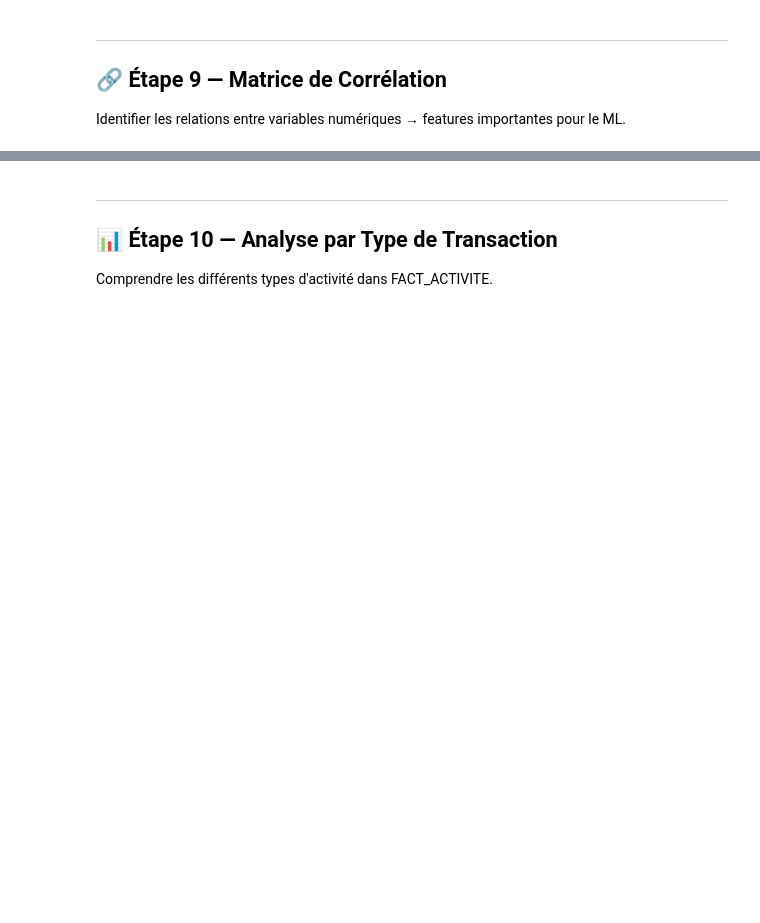
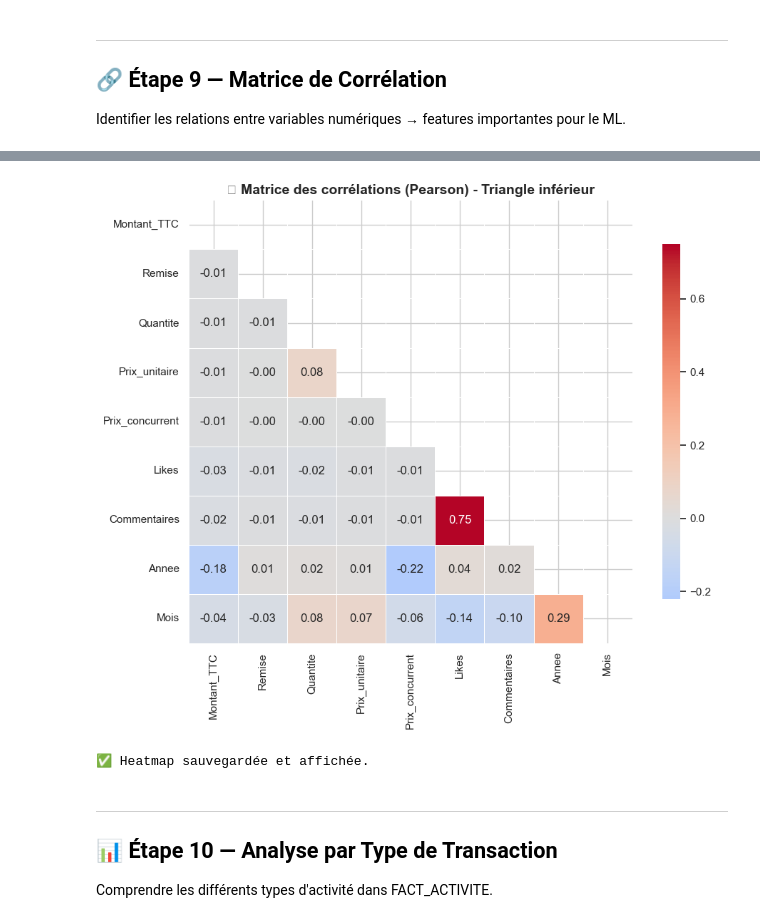
Before and after one commit to khaled424/Esprit-PI-ERPBI6-2025-2026-E_Commerce, a Jupyter notebook: notebooks/02_EDA_Exploration.ipynb, the cells around one changed output, grey strips where cells are left out. Drawn from its saved outputs; the diff is of its cells as text; code cells hidden in the pictures; blank space fills up the shorter version.

Commit message:
Add required data and models

```diff
--- a/notebooks/02_EDA_Exploration.ipynb
+++ b/notebooks/02_EDA_Exploration.ipynb
@@ -27,7 +27,7 @@ matplotlib.rcParams['font.size'] = 11
 sns.set_theme(style='whitegrid', palette='husl')
 
 # --- Charger les données depuis CSV (sauvegardé en Phase 1) ---
-CSV_PATH = r'c:\4_ERP_BI\Semestre_2\E-commerce\ML_Engineering\data\raw\fact_activite.csv'
+CSV_PATH = r'C:\4_ERP_BI\Semestre_2\E-commerce\Esprit_PI_ERPBI_6_2025_2026_E_Commerce\02_ML_Engineering\data\raw\fact_activite.csv'
 
 if os.path.exists(CSV_PATH):
     df = pd.read_csv(CSV_PATH, encoding='utf-8-sig')
@@ -434,0 +666,45 @@ if len(corr_cols) >= 2:
+# %%
+# ============================================
+# MATRICE DE CORRÉLATION & HEATMAP
+# ============================================
+
+import seaborn as sns
+import matplotlib.pyplot as plt
+import numpy as np
+
+# Sélection des colonnes numériques pertinentes (exclure les colonnes 'log' si déjà créées)
+cols_corr = ['Montant_TTC', 'Remise', 'Quantite', 'Prix_unitaire', 'Prix_concurrent',
+             'Likes', 'Commentaires', 'Annee', 'Mois']
+
+# Garder uniquement les colonnes existantes
+cols_corr = [c for c in cols_corr if c in df.columns]
+
+# Calcul de la matrice de corrélation
+corr_matrix = df[cols_corr].corr()
+
+# Masque pour le triangle supérieur (évite la redondance)
+mask = np.triu(np.ones_like(corr_matrix, dtype=bool))
+
+# Configuration du graphique
+plt.figure(figsize=(10, 8))
+sns.heatmap(corr_matrix,
+            mask=mask,
+            annot=True,          # Affiche les valeurs
+            fmt='.2f',           # 2 décimales
+            cmap='coolwarm',     # Dégradé rouge-bleu
+            center=0,            # Centre la colormap sur 0
+            square=True,         # Cellules carrées
+            linewidths=0.5,      # Lignes fines
+            cbar_kws={'shrink': 0.8})
+
+plt.title('📊 Matrice des corrélations (Pearson) - Triangle inférieur', fontsize=14, fontweight='bold')
+plt.tight_layout()
+
+# Sauvegarde (optionnelle)
+plt.savefig(r'C:\4_ERP_BI\Semestre_2\E-commerce\Esprit_PI_ERPBI_6_2025_2026_E_Commerce\02_ML_Engineering\reports\correlation_matrix.png', dpi=150)
+
+plt.show()
+print("✅ Heatmap sauvegardée et affichée.")
+# %% [output]
+[figure, added]
+✅ Heatmap sauvegardée et affichée.
```
Also changed, not shown: parts of 24 cells of this notebook, 16 other files.
